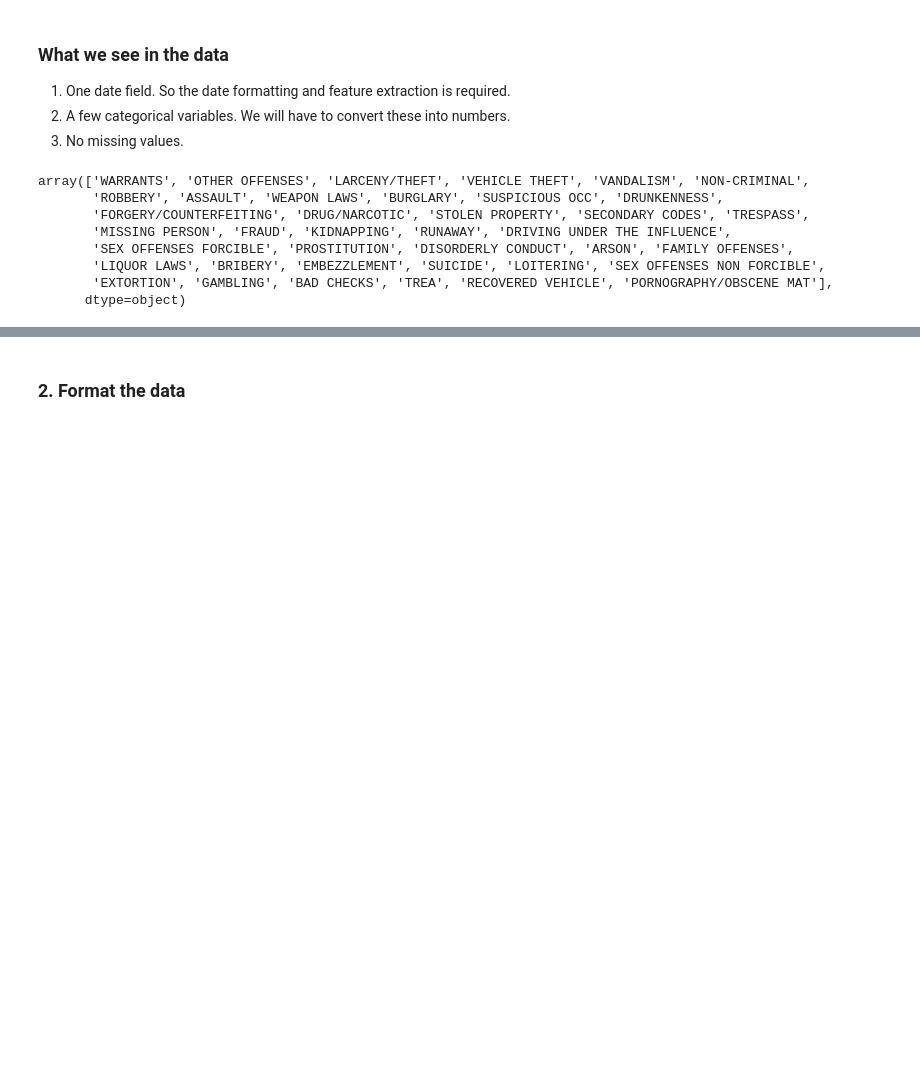
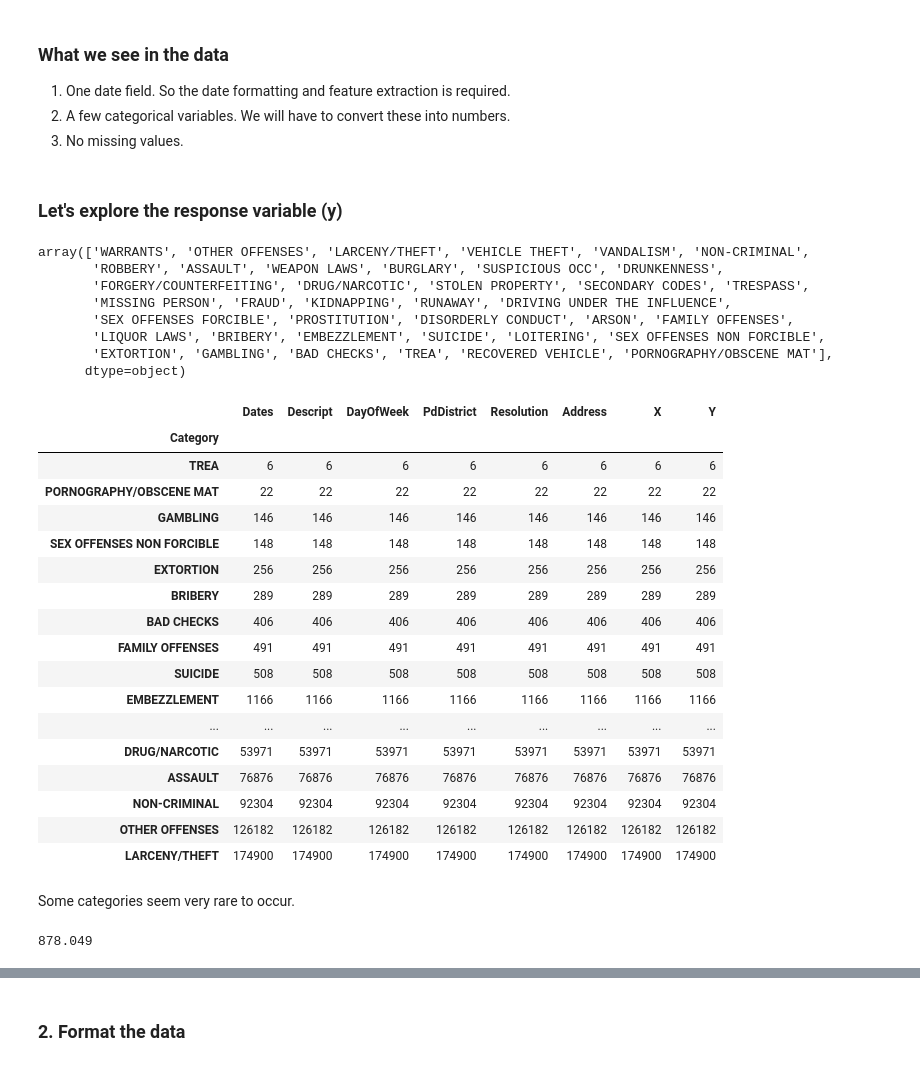
Before and after one commit to AksChougule/data-general-py, a Jupyter notebook: San_Francisco_Crime_data.ipynb, the cells around one changed output, grey strips where cells are left out. Cells and saved outputs as stored; diff of their text form; code cells hidden in the pictures; blank space fills up the shorter version.

```diff
--- a/San_Francisco_Crime_data.ipynb
+++ b/San_Francisco_Crime_data.ipynb
@@ -67,6 +69,8 @@ dtype: float64
 1. One date field. So the date formatting and feature extraction is required.
 2. A few categorical variables. We will have to convert these into numbers.
 3. No missing values.
+# %% [markdown]
+### Let's explore the response variable (y)
 # %%
 df_raw['Category'].unique()
 # %% [output]
@@ -78,3 +82,31 @@ array(['WARRANTS', 'OTHER OFFENSES', 'LARCENY/THEFT', 'VEHICLE THEFT', 'VANDALIS
        'LIQUOR LAWS', 'BRIBERY', 'EMBEZZLEMENT', 'SUICIDE', 'LOITERING', 'SEX OFFENSES NON FORCIBLE',
        'EXTORTION', 'GAMBLING', 'BAD CHECKS', 'TREA', 'RECOVERED VEHICLE', 'PORNOGRAPHY/OBSCENE MAT'],
       dtype=object)
+# %%
+df_raw.groupby('Category').count().sort_values('Dates')
+# %% [output]
+|  | Dates | Descript | DayOfWeek | PdDistrict | Resolution | Address | X | Y |
+| Category |  |  |  |  |  |  |  |  |
+| TREA | 6 | 6 | 6 | 6 | 6 | 6 | 6 | 6 |
+| PORNOGRAPHY/OBSCENE MAT | 22 | 22 | 22 | 22 | 22 | 22 | 22 | 22 |
+| GAMBLING | 146 | 146 | 146 | 146 | 146 | 146 | 146 | 146 |
+| SEX OFFENSES NON FORCIBLE | 148 | 148 | 148 | 148 | 148 | 148 | 148 | 148 |
+| EXTORTION | 256 | 256 | 256 | 256 | 256 | 256 | 256 | 256 |
+| BRIBERY | 289 | 289 | 289 | 289 | 289 | 289 | 289 | 289 |
+| BAD CHECKS | 406 | 406 | 406 | 406 | 406 | 406 | 406 | 406 |
+| FAMILY OFFENSES | 491 | 491 | 491 | 491 | 491 | 491 | 491 | 491 |
+| SUICIDE | 508 | 508 | 508 | 508 | 508 | 508 | 508 | 508 |
+| EMBEZZLEMENT | 1166 | 1166 | 1166 | 1166 | 1166 | 1166 | 1166 | 1166 |
+| ... | ... | ... | ... | ... | ... | ... | ... | ... |
+| DRUG/NARCOTIC | 53971 | 53971 | 53971 | 53971 | 53971 | 53971 | 53971 | 53971 |
+| ASSAULT | 76876 | 76876 | 76876 | 76876 | 76876 | 76876 | 76876 | 76876 |
+| NON-CRIMINAL | 92304 | 92304 | 92304 | 92304 | 92304 | 92304 | 92304 | 92304 |
+| OTHER OFFENSES | 126182 | 126182 | 126182 | 126182 | 126182 | 126182 | 126182 | 126182 |
+| LARCENY/THEFT | 174900 | 174900 | 174900 | 174900 | 174900 | 174900 | 174900 | 174900 |
+# %% [markdown]
+Some categories seem very rare to occur.
+# %%
+# The 0.1% of the data would be:
+len(df_raw)*0.001
+# %% [output]
+878.049
```
Also changed, not shown: parts of 71 cells of this notebook.
